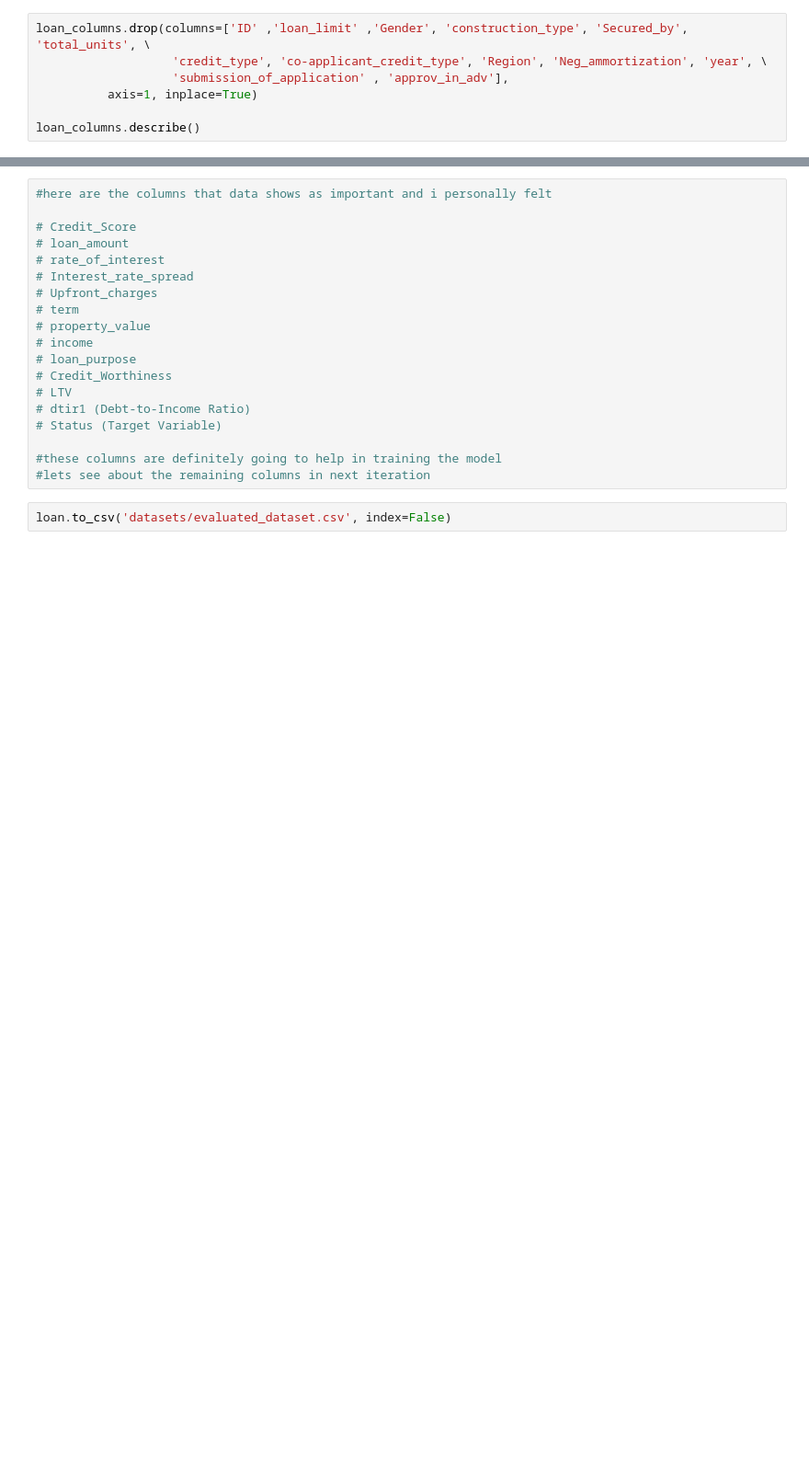
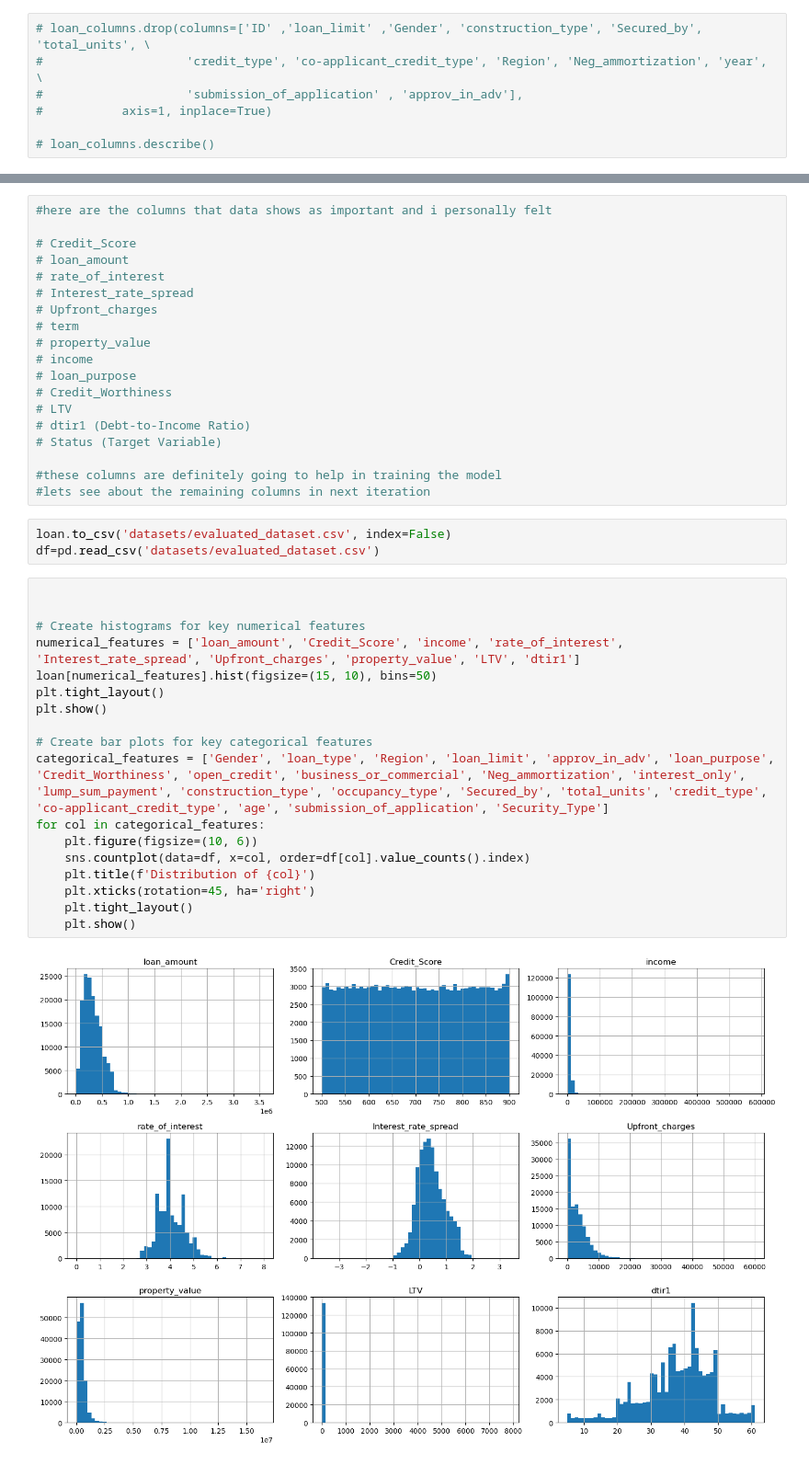
Before and after one commit to springboardmentor891v/CreditPathAI_Oct_Batch, a Jupyter notebook: data_evaluation.ipynb, the cells around one changed output, grey strips where cells are left out. Shown at 92% size. Saved outputs shown, nothing was run; the diff lists cells and outputs as text; blank space fills up the shorter version.

Commit message:
more preprocessing and splitting is done, microsoft R datasets added

```diff
--- a/data_evaluation.ipynb
+++ b/data_evaluation.ipynb
@@ -181,9 +181,9 @@ Data columns (total 34 columns):
 dtypes: float64(8), int64(5), object(21)
 memory usage: 38.6+ MB
 # %%
-loan_columns.drop(columns=['ID' ,'loan_limit' ,'Gender', 'construction_type', 'Secured_by', 'total_units', \
-                   'credit_type', 'co-applicant_credit_type', 'Region', 'Neg_ammortization', 'year', \
-                   'submission_of_application' , 'approv_in_adv'],
-          axis=1, inplace=True)
+# loan_columns.drop(columns=['ID' ,'loan_limit' ,'Gender', 'construction_type', 'Secured_by', 'total_units', \
+#                    'credit_type', 'co-applicant_credit_type', 'Region', 'Neg_ammortization', 'year', \
+#                    'submission_of_application' , 'approv_in_adv'],
+#           axis=1, inplace=True)
 
-loan_columns.describe()
+# loan_columns.describe()
@@ -382,3 +372,24 @@ plt.show()
 #lets see about the remaining columns in next iteration
 # %%
 loan.to_csv('datasets/evaluated_dataset.csv', index=False)
+df=pd.read_csv('datasets/evaluated_dataset.csv')
+# %%
+
+
+# Create histograms for key numerical features
+numerical_features = ['loan_amount', 'Credit_Score', 'income', 'rate_of_interest', 'Interest_rate_spread', 'Upfront_charges', 'property_value', 'LTV', 'dtir1']
+loan[numerical_features].hist(figsize=(15, 10), bins=50)
+plt.tight_layout()
+plt.show()
+
+# Create bar plots for key categorical features
+categorical_features = ['Gender', 'loan_type', 'Region', 'loan_limit', 'approv_in_adv', 'loan_purpose', 'Credit_Worthiness', 'open_credit', 'business_or_commercial', 'Neg_ammortization', 'interest_only', 'lump_sum_payment', 'construction_type', 'occupancy_type', 'Secured_by', 'total_units', 'credit_type', 'co-applicant_credit_type', 'age', 'submission_of_application', 'Security_Type']
+for col in categorical_features:
+    plt.figure(figsize=(10, 6))
+    sns.countplot(data=df, x=col, order=df[col].value_counts().index)
+    plt.title(f'Distribution of {col}')
+    plt.xticks(rotation=45, ha='right')
+    plt.tight_layout()
+    plt.show()
+# %% [output]
+[figure, added]
```
Also changed, not shown: parts of 12 cells of this notebook, 1 other file.
